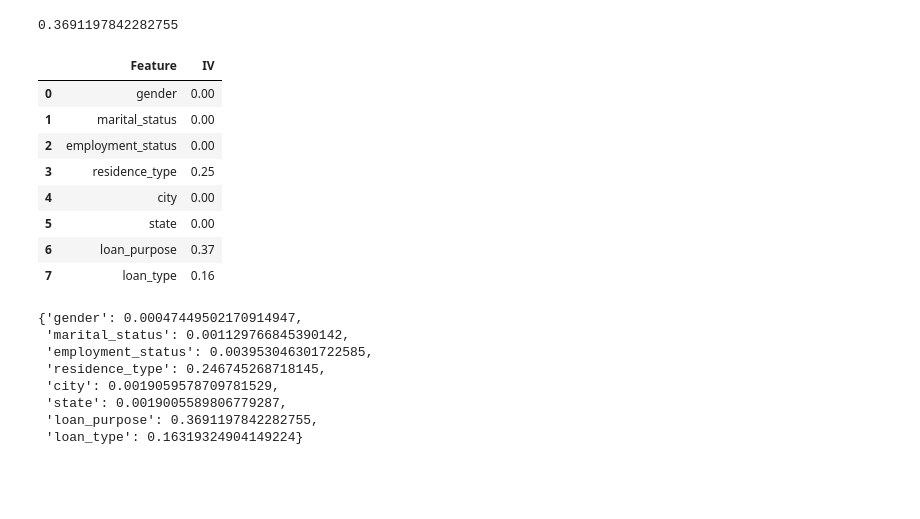
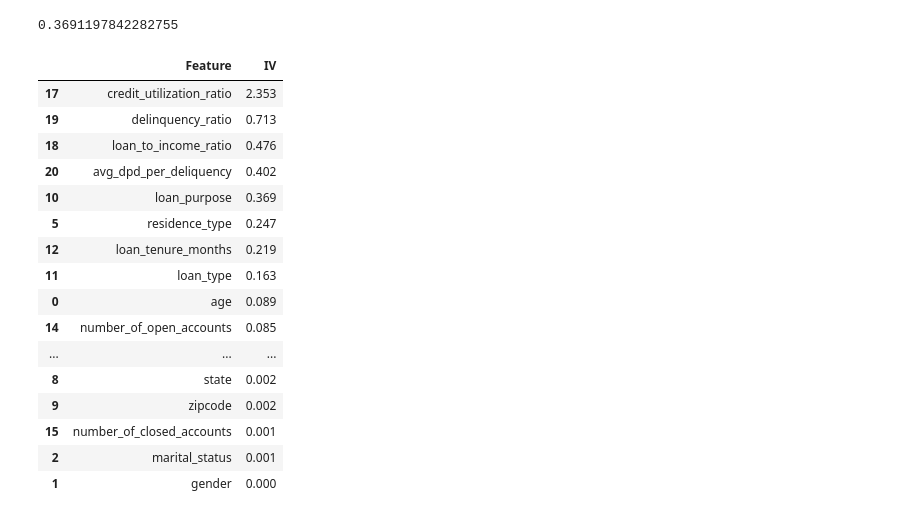
Before and after one commit to data-detectiv/credit-risk-modelling-classification, a Jupyter notebook: credit_risk_modelling.ipynb, the cells around one changed output. Saved outputs shown, nothing was run; the diff lists cells and outputs as text; code cells hidden in the pictures; blank space fills up the shorter version.

```diff
--- a/credit_risk_modelling.ipynb
+++ b/credit_risk_modelling.ipynb
@@ -718,32 +718,34 @@ total_iv
 # %% [output]
 0.3691197842282755
 # %%
+pd.set_option('display.float_format', lambda x: '{:.3f}'.format(x))
 iv_values = {}
 for feature in X_train1.columns:
     if X_train1[feature].dtype == 'object':
         _, iv = calculate_woe_iv(pd.concat([X_train1, y_train], axis=1), feature, 'default')
-        iv_values[feature] = iv
+    else:
+        X_binned = pd.cut(X_train1[feature], bins=10, labels=False)
+        _, iv = calculate_woe_iv(pd.concat([X_binned, y_train], axis=1), feature, 'default')
+    iv_values[feature] = iv
 
 iv_df = pd.DataFrame(list(iv_values.items()), columns=['Feature', 'IV'])
+iv_df = iv_df.sort_values(by='IV', ascending=False)
 iv_df
 # %% [output]
 |  | Feature | IV |
-| 0 | gender | 0.00 |
-| 1 | marital_status | 0.00 |
-| 2 | employment_status | 0.00 |
-| 3 | residence_type | 0.25 |
-| 4 | city | 0.00 |
-| 5 | state | 0.00 |
-| 6 | loan_purpose | 0.37 |
-| 7 | loan_type | 0.16 |
+| 17 | credit_utilization_ratio | 2.353 |
+| 19 | delinquency_ratio | 0.713 |
+| 18 | loan_to_income_ratio | 0.476 |
+| 20 | avg_dpd_per_deliquency | 0.402 |
+| 10 | loan_purpose | 0.369 |
+| 5 | residence_type | 0.247 |
+| 12 | loan_tenure_months | 0.219 |
+| 11 | loan_type | 0.163 |
+| 0 | age | 0.089 |
+| 14 | number_of_open_accounts | 0.085 |
+| ... | ... | ... |
+| 8 | state | 0.002 |
+| 9 | zipcode | 0.002 |
+| 15 | number_of_closed_accounts | 0.001 |
+| 2 | marital_status | 0.001 |
+| 1 | gender | 0.000 |
-# %%
-iv_values
-# %% [output]
-{'gender': 0.00047449502170914947,
- 'marital_status': 0.001129766845390142,
- 'employment_status': 0.003953046301722585,
- 'residence_type': 0.246745268718145,
- 'city': 0.0019059578709781529,
- 'state': 0.0019005589806779287,
- 'loan_purpose': 0.3691197842282755,
- 'loan_type': 0.16319324904149224}
```
Also changed, not shown: parts of 28 cells of this notebook.
